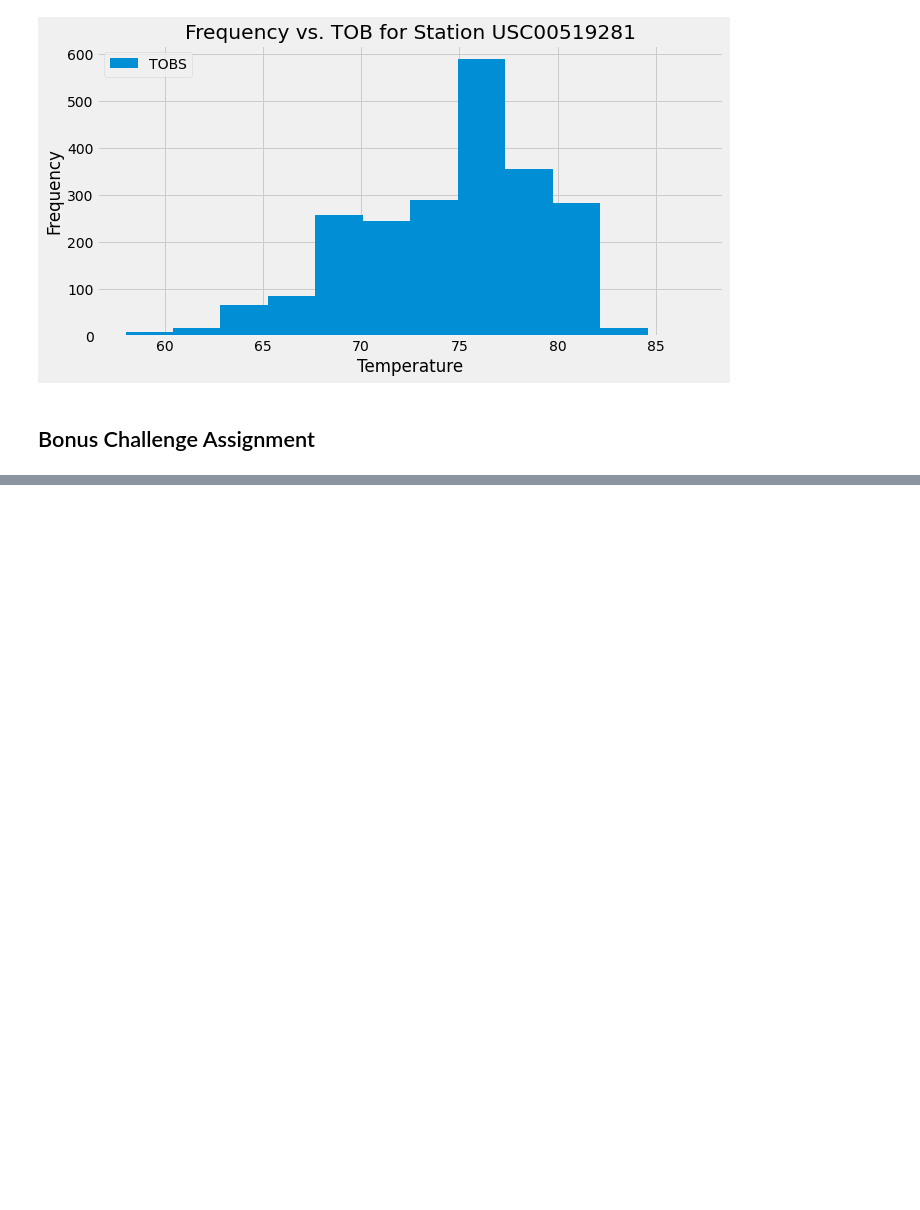
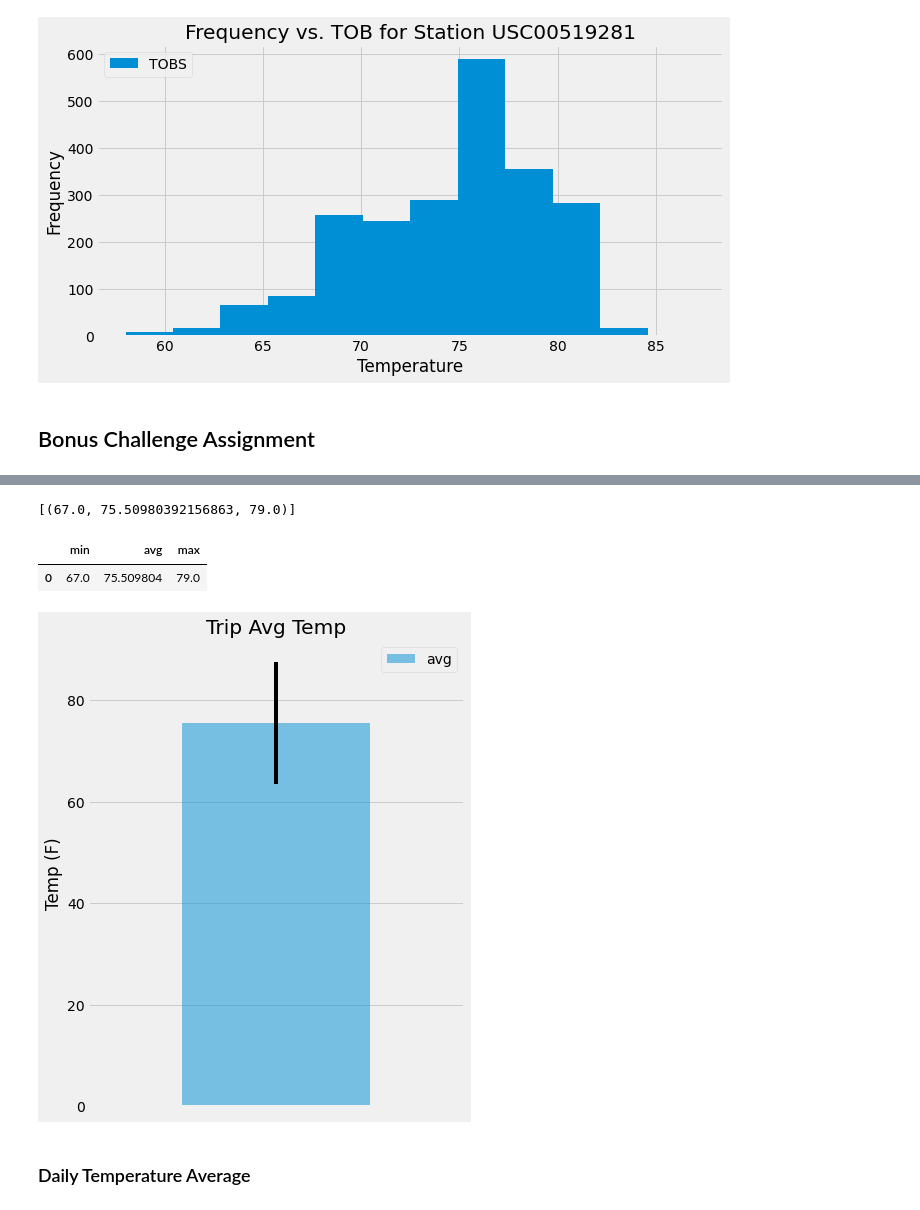
Before and after one commit to cveras33/climate-analysis-exploration, a Jupyter notebook: climate_starter.ipynb, the cells around one changed output, grey strips where cells are left out. Drawn from its saved outputs; the diff is of its cells as text; code cells hidden in the pictures; blank space fills up the shorter version.

Commit message:
Completed up to bonus trip temp analysis and reformatted images

```diff
--- a/climate_starter.ipynb
+++ b/climate_starter.ipynb
@@ -212,14 +218,35 @@ print(calc_temps('2012-02-28', '2012-03-05'))
 # %%
 # Use your previous function `calc_temps` to calculate the tmin, tavg, and tmax
 # for your trip using the previous year's data for those same dates.
+my_trip = calc_temps('2016-11-11', '2016-11-18')
+print(my_trip)
+# %% [output]
+[(67.0, 75.50980392156863, 79.0)]
+# %%
+trip_avg_temp_df = pd.DataFrame(my_trip, columns=['min', 'avg', 'max'])
+trip_avg_temp_df
+# %% [output]
+|  | min | avg | max |
+| 0 | 67.0 | 75.509804 | 79.0 |
 # %%
 # Plot the results from your previous query as a bar chart.
 # Use "Trip Avg Temp" as your Title
 # Use the average temperature for the y value
 # Use the peak-to-peak (tmax-tmin) value as the y error bar (yerr)
+trip_avg_temp_df.plot.bar(y = 'avg', yerr = (trip_avg_temp_df['max'] - trip_avg_temp_df['min']),
+                          title='Trip Avg Temp', figsize = (6, 8), alpha = 0.5)
+plt.xticks(np.arange(1, 1.0))
+plt.ylabel("Temp (F)")
+
+plt.savefig("Images/trip_avg_temp", dpi = 72, bbox_inches = 'tight')
+plt.show()
+# %% [output]
+[figure, added]
 # %%
 # Calculate the total amount of rainfall per weather station for your trip dates using the previous year's matching dates.
 # Sort this in descending order by precipitation amount and list the station, name, latitude, longitude, and elevation
+# %% [markdown]
+<h3> Daily Temperature Average
 # %%
 # Create a query that will calculate the daily normals
 # (i.e. the averages for tmin, tmax, and tavg for all historic data matching a specific month and day)
```
Also changed, not shown: parts of 7 cells of this notebook, 3 other files.
